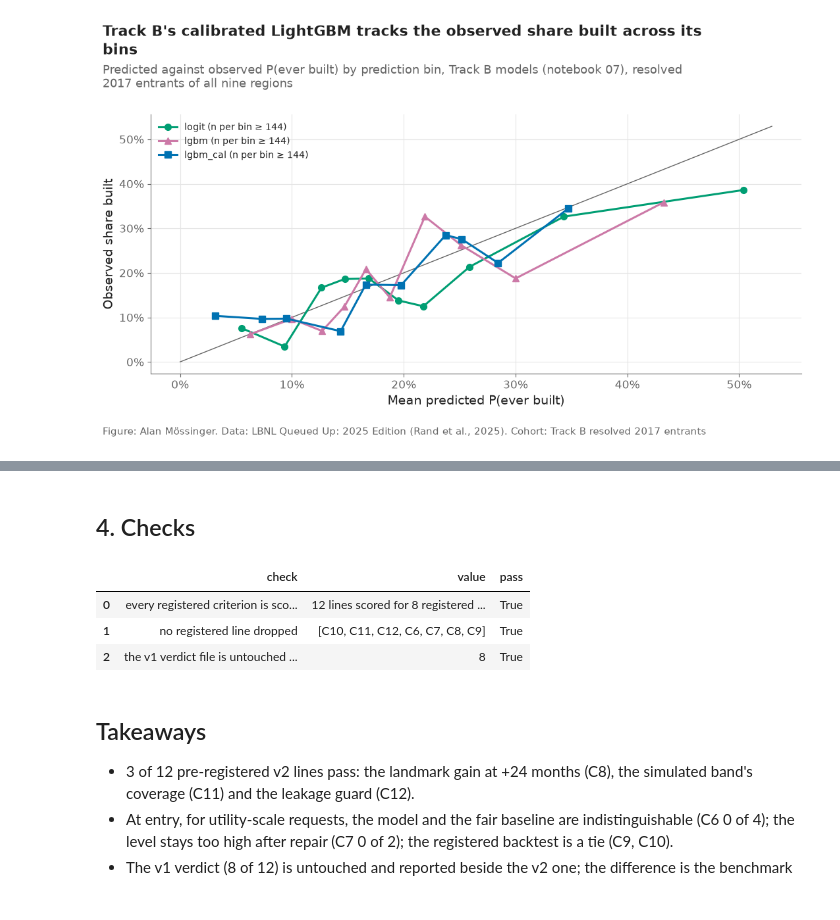
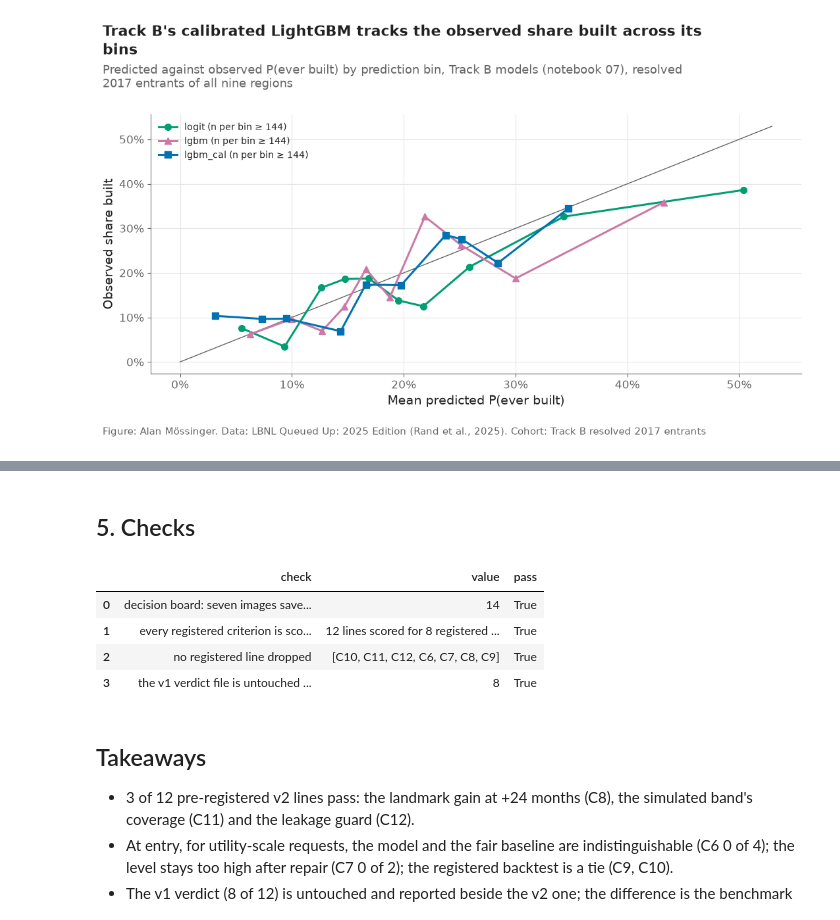
Before and after one commit to alanmossinger/Capstone, a Jupyter notebook: notebooks/18_evaluate_v2.ipynb, the cells around one changed output, grey strips where cells are left out. Drawn from its saved outputs; the diff is of its cells as text; code cells hidden in the pictures.

Commit message:
The decision board: seven images (D0-D6) drawn from the result tables in notebook 18, one per decision of the report

```diff
--- a/notebooks/18_evaluate_v2.ipynb
+++ b/notebooks/18_evaluate_v2.ipynb
@@ -204,0 +379,34 @@ plt.show()
+# %%
+fig, axes = plt.subplots(2, 2, figsize=(11, 7.4))
+offsets = {"ERCOT": 0.22, "PJM": 0.0, "CAISO": -0.22}
+
+
+def driver_panel(ax, driver, levels, title, xmax):
+    sub = drv[(drv["driver"] == driver) & ~drv["thin"]]
+    for region in REGIONS:
+        r = sub[sub["region"] == region].set_index("level").reindex(levels)
+        y = np.arange(len(levels)) + offsets[region]
+        ax.hlines(y, r["low"], r["high"], color=RC[region], lw=2)
+        ax.plot(r["rate"], y, "o", color=RC[region], ms=6, label=region)
+    ax.set_yticks(np.arange(len(levels))); ax.set_yticklabels(levels, fontsize=10.5); ax.invert_yaxis()
+    ax.set_xlim(0, xmax); ax.xaxis.set_major_formatter(lambda x, _: f"{x:.0%}")
+    ax.set_xlabel("Operating within 5 years"); ax.set_title(title, fontsize=12.5, loc="left"); ax.grid(axis="x", alpha=0.3)
+
+
+driver_panel(axes[0, 0], "Size at entry (MW)", config.SIZE_LABELS, "Size: bigger requests are built less often", 0.5)
+driver_panel(axes[0, 1], "Technology", ["Gas", "Other", "Wind", "Solar", "Battery", "Solar+Battery", "Offshore Wind"], "Technology: gas first, storage last", 0.5)
+driver_panel(axes[1, 0], "Agreement (2025 file)", ["not dated", "signed later", "signed within 2 years"], "The agreement moves the odds most", 1.0)
+axes[0, 0].legend(frameon=False, fontsize=9.5, loc="lower right")
+ax = axes[1, 1]
+for region in REGIONS:
+    h = hz[hz["region"] == region]
+    ax.plot(h["year_in_queue"], h["h_withdrawal"], "-o", color=RC[region], lw=2, ms=5, label=f"{region}")
+ax.set_ylim(0, 0.55); ax.yaxis.set_major_formatter(lambda v, _: f"{v:.0%}")
+ax.set_xlabel("Year in the queue"); ax.set_ylabel("Withdrawal hazard")
+ax.set_title("When they die: year one in CAISO and PJM", fontsize=12.5, loc="left")
+ax.legend(frameon=False, fontsize=9.5); ax.grid(alpha=0.3)
+plots.finish(fig, f"Why requests fail: size (PJM {size_pjm_small:.0%} under 5 MW → {size_pjm_big:.0%} at 500 MW and up), technology, and the agreement (ERCOT {ia_ercot_none:.1%} undated → {ia_ercot_in2:.0%} signed within two years); CAISO and PJM cull in year one",
+             "Five-year completion by driver within region, 2010–2019 entrants (n = 5,497), 95% Wilson intervals, cells under 20 requests omitted; bottom right: annual withdrawal hazard by year in the queue.",
+             "Track A entrants 2010–2019 (CAISO, ERCOT, PJM), outcomes through 2024-12-31")
+dsave(fig, "D3_why", "Decision 3, why requests fail: five-year completion by size, technology and the executed agreement within each region, and the annual withdrawal hazard by year in the queue.")
+plt.show()
@@ -205,21 +510,24 @@ plt.show()
 # %% [markdown]
-## 4. Checks
+## 5. Checks
 # %%
 checks = pd.DataFrame([
+    {"check": "decision board: seven images saved as PNG and SVG", "value": 14,
+     "pass": all((paths.FIGURES / f"{n}.{ext}").exists() for n in ["D0_decision_board", "D1_where", "D2_which_and_when", "D3_why", "D4_worth", "D5_book", "D6_policies"] for ext in ["png", "svg"])},
     {"check": "every registered criterion is scored on each of its horizons", "value": f"{len(scored)} lines scored for {len(criteria)} registered rows",
      "pass": len(scored) == sum(len(str(h).split(", ")) if cid not in ("C8", "C9", "C10", "C11", "C12") else {"C8": 2, "C9": 1, "C10": 1, "C11": 1, "C12": 1}[cid]
                                 for cid, h in zip(criteria["id"], criteria["horizons"]))},
     {"check": "no registered line dropped", "value": sorted(scored["id"].unique()), "pass": set(scored["id"]) == set(criteria["id"])},
     {"check": "the v1 verdict file is untouched (8 of 12)", "value": int((v1["result"] == "PASS").sum()), "pass": int((v1["result"] == "PASS").sum()) == 8 and len(v1) == 12},
 ])
 checks.to_csv(R / "evaluate_v2_checks.csv", index=False)
 assert checks["pass"].all(), checks
 checks
 # %% [output]
 |  | check | value | pass |
-| 0 | every registered criterion is sco... | 12 lines scored for 8 registered ... | True |
-| 1 | no registered line dropped | [C10, C11, C12, C6, C7, C8, C9] | True |
-| 2 | the v1 verdict file is untouched ... | 8 | True |
+| 0 | decision board: seven images save... | 14 | True |
+| 1 | every registered criterion is sco... | 12 lines scored for 8 registered ... | True |
+| 2 | no registered line dropped | [C10, C11, C12, C6, C7, C8, C9] | True |
+| 3 | the v1 verdict file is untouched ... | 8 | True |
 # %% [markdown]
 ## Takeaways
 
```
Also changed, not shown: parts of 11 cells of this notebook, 18 other files.
